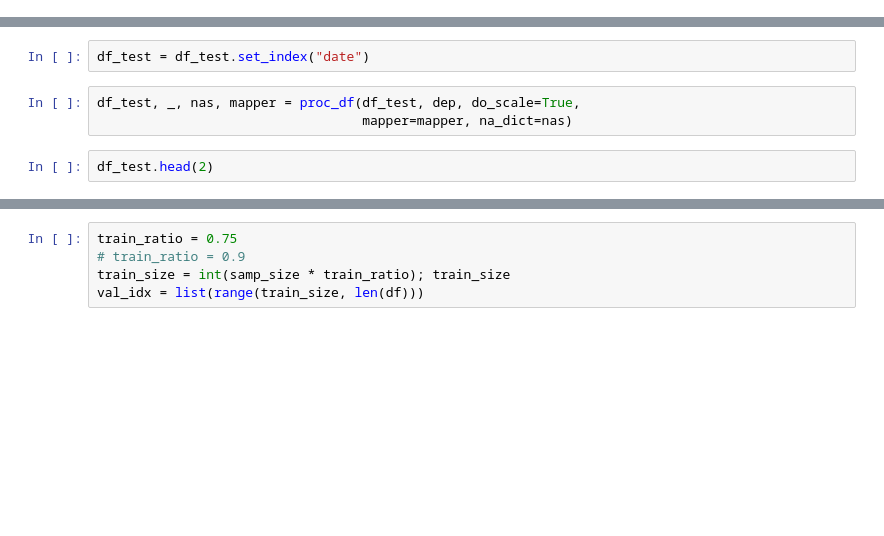
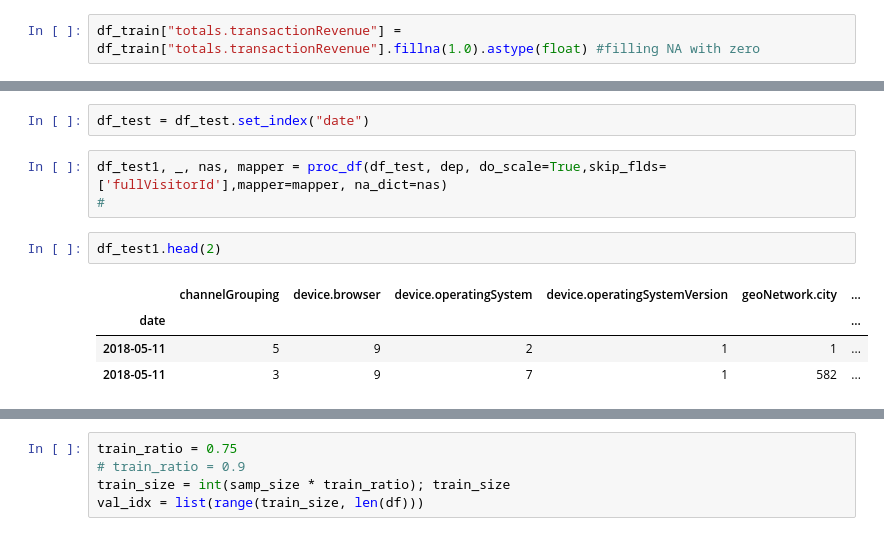
Before and after one commit to gane-dev/DeepLearning, a Jupyter notebook: GoogleRevenuePrediction.ipynb, the cells around one changed output, grey strips where cells are left out. Drawn from its saved outputs; the diff is of its cells as text; blank space fills up the shorter version.

```diff
--- a/GoogleRevenuePrediction.ipynb
+++ b/GoogleRevenuePrediction.ipynb
@@ -67,6 +93,8 @@ def missing_values(data):
     print (df[~(df['Total'] == 0)]) # Returning values of nulls different of 0
     print("\n Total of Sales % of Total: ", round((df_train[df_train['totals.transactionRevenue'] != np.nan]['totals.transactionRevenue'].count() / len(df_train['totals.transactionRevenue']) * 100),4))
     return
+# %%
+df_train["totals.transactionRevenue"] = df_train["totals.transactionRevenue"].fillna(1.0).astype(float) #filling NA with zero
 # %%
 #columns to drop
 to_drop = ['customDimensions', 'hits',
@@ -222,9 +293,14 @@ yl = np.log(y)
 # %%
 df_test = df_test.set_index("date")
 # %%
-df_test, _, nas, mapper = proc_df(df_test, dep, do_scale=True,
-                                  mapper=mapper, na_dict=nas)
+df_test1, _, nas, mapper = proc_df(df_test, dep, do_scale=True,skip_flds=['fullVisitorId'],mapper=mapper, na_dict=nas)
+#
 # %%
-df_test.head(2)
+df_test1.head(2)
+# %% [output]
+|  | channelGrouping | device.browser | device.operatingSystem | device.operatingSystemVersion | geoNetwork.city | ... |
+| date |  |  |  |  |  | ... |
+| 2018-05-11 | 5 | 9 | 2 | 1 | 1 | ... |
+| 2018-05-11 | 3 | 9 | 7 | 1 | 582 | ... |
 # %%
 df.head(2)
```
Also changed, not shown: parts of 32 cells of this notebook.
